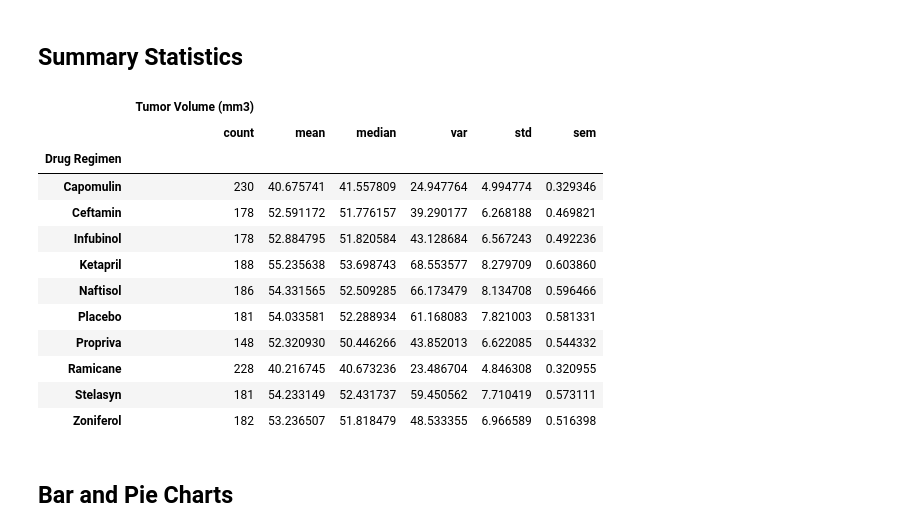
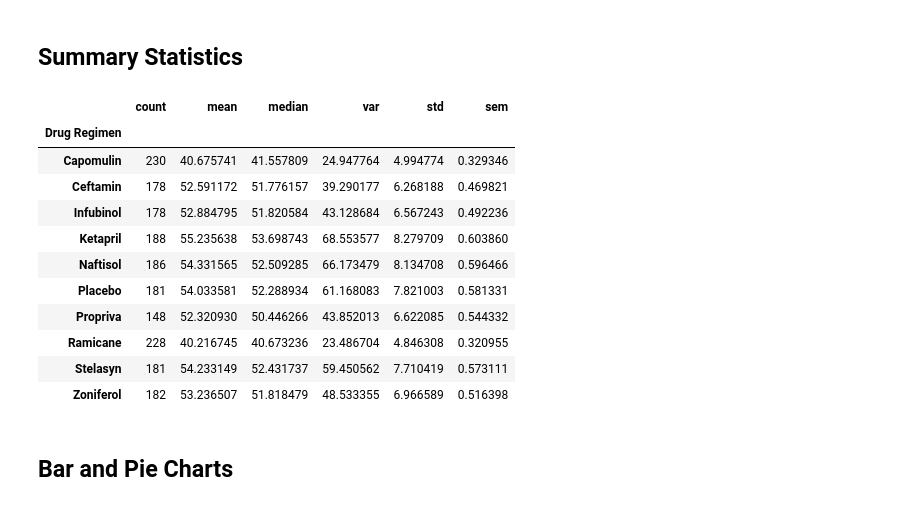
Before and after one commit to njneubauer/Matplotlib-Power-of-Plots, a Jupyter notebook: Pymaceuticals/pymaceuticals_starter.ipynb, the cells around one changed output. Saved outputs shown, nothing was run; the diff lists cells and outputs as text; code cells hidden in the pictures.

```diff
--- a/Pymaceuticals/pymaceuticals_starter.ipynb
+++ b/Pymaceuticals/pymaceuticals_starter.ipynb
@@ -114,19 +114,19 @@ num_mice2
 # %%
 # Generate a summary statistics table of mean, median, variance, standard deviation, and SEM of the tumor volume for each regimen
 # Use groupby and summary statistical methods to calculate the following properties of each drug regimen:
 # mean, median, variance, standard deviation, and SEM of the tumor volume.
 # Assemble the resulting series into a single summary dataframe.
 # Generate a summary statistics table of mean, median, variance, standard deviation, and SEM of the tumor volume for each regimen
 # Using the aggregation method, produce the same summary statistics in a single line
 
 
 # Create data frame with "Drug Regimen" & "Tumor Volume (mm3)"
 drug_tumor_data = clean_df[["Drug Regimen", "Tumor Volume (mm3)"]]
 # Groupby isloates "Drug Regimen" to perform stats on "Tumor Volume". Pass all equations to the dataframe with .agg()
 stats_table = drug_tumor_data.groupby(["Drug Regimen"]).agg(["count","mean","median","var","std","sem"])
+stats_table.columns = stats_table.columns.get_level_values(1)
 stats_table
 # %% [output]
-|  | Tumor Volume (mm3) |  |  |  |  |  |
 |  | count | mean | median | var | std | sem |
 | Drug Regimen |  |  |  |  |  |  |
 | Capomulin | 230 | 40.675741 | 41.557809 | 24.947764 | 4.994774 | 0.329346 |
```
Also changed, not shown: parts of 6 cells of this notebook.
